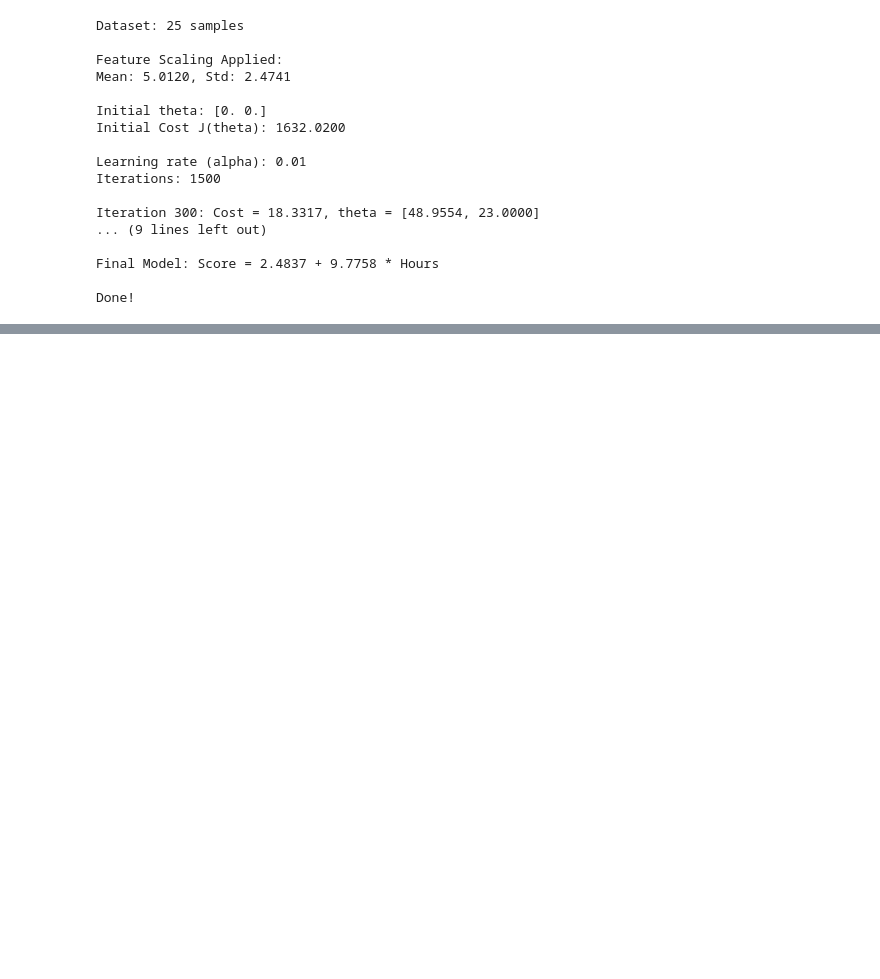
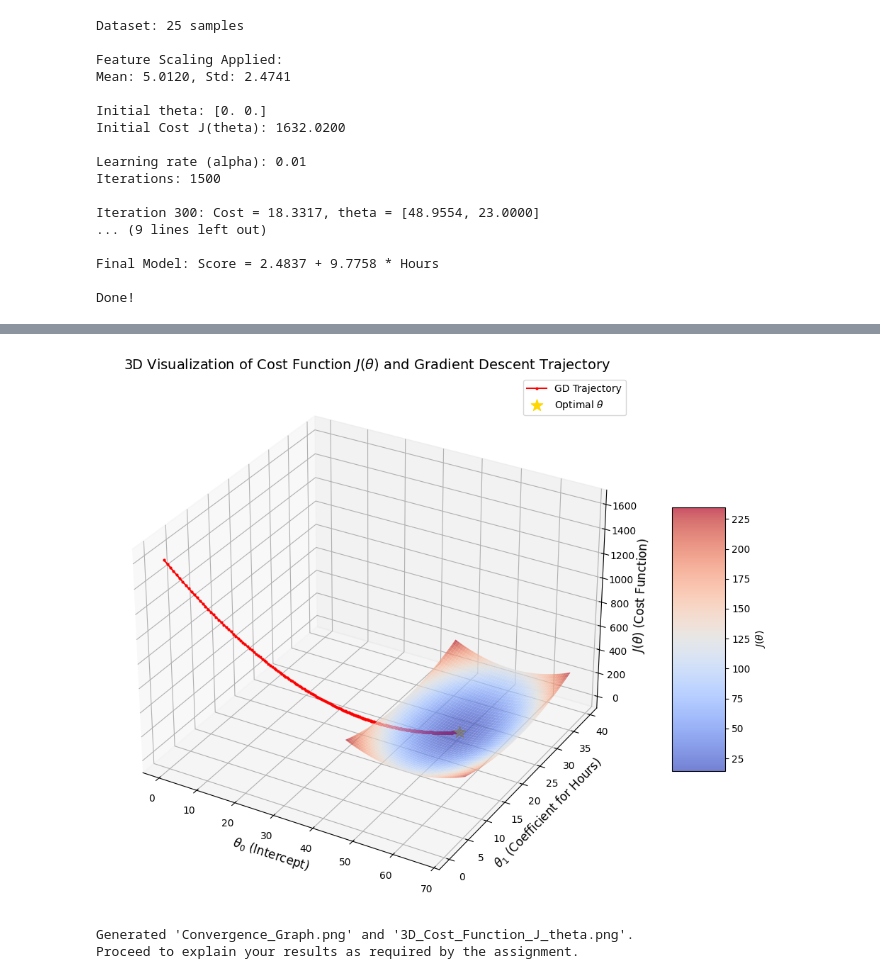
Before and after one commit to Elaine563/StudentScore_predictingModel, a Jupyter notebook: visualisation.ipynb, the cells around one changed output, grey strips where cells are left out. Cells and saved outputs as stored; diff of their text form; code cells hidden in the pictures; blank space fills up the shorter version.

```diff
--- a/visualisation.ipynb
+++ b/visualisation.ipynb
@@ -184,0 +218,50 @@ print("Done!")
+# %%
+# Create a grid of theta_0 and theta_1 values around the optimized point
+theta0_center = theta_optimized[0]
+theta1_center = theta_optimized[1]
+theta0_vals = np.linspace(theta0_center - 15, theta0_center + 15, 100)
+theta1_vals = np.linspace(theta1_center - 15, theta1_center + 15, 100)
+T0, T1 = np.meshgrid(theta0_vals, theta1_vals)
+
+# Compute J(theta) for each pair of (theta_0, theta_1)
+J_vals = np.zeros((theta0_vals.size, theta1_vals.size))
+for i in range(theta0_vals.size):
+    for j in range(theta1_vals.size):
+        t = np.array([T0[i, j], T1[i, j]])
+        J_vals[i, j] = compute_cost(X_b, y, t)
+J_vals = J_vals.T
+
+# Create the 3D plot
+fig = plt.figure(figsize=(12, 8))
+ax = fig.add_subplot(111, projection='3d')
+
+# Plot the surface
+surf = ax.plot_surface(T0, T1, J_vals, cmap=plt.cm.coolwarm, alpha=0.7)
+
+# Plot the trajectory of Gradient Descent
+theta_history_array = np.array(theta_history)
+ax.plot(theta_history_array[:, 0], theta_history_array[:, 1], cost_history,
+        marker='o', markersize=2, color='r', linestyle='-', label='GD Trajectory')
+
+# Plot the optimal point
+ax.scatter(theta_optimized[0], theta_optimized[1], cost_history[-1],
+           marker='*', s=150, color='gold', label='Optimal $\\theta$')
+
+# Add labels and title
+ax.set_xlabel(r'$\theta_0$ (Intercept)', fontsize=12)
+ax.set_ylabel(r'$\theta_1$ (Coefficient for Hours)', fontsize=12)
+ax.set_zlabel(r'$J(\theta)$ (Cost Function)', fontsize=12)
+ax.set_title(r'3D Visualization of Cost Function $J(\theta)$ and Gradient Descent Trajectory', fontsize=14)
+ax.legend()
+fig.colorbar(surf, shrink=0.5, aspect=5, label=r'$J(\theta)$')
+
+plt.tight_layout()
+plt.show()
+plt.close()
+
+print("Generated 'Convergence_Graph.png' and '3D_Cost_Function_J_theta.png'.")
+print("Proceed to explain your results as required by the assignment.")
+# %% [output]
+[figure, added]
+Generated 'Convergence_Graph.png' and '3D_Cost_Function_J_theta.png'.
+Proceed to explain your results as required by the assignment.
```
Also changed, not shown: parts of 2 cells of this notebook.
